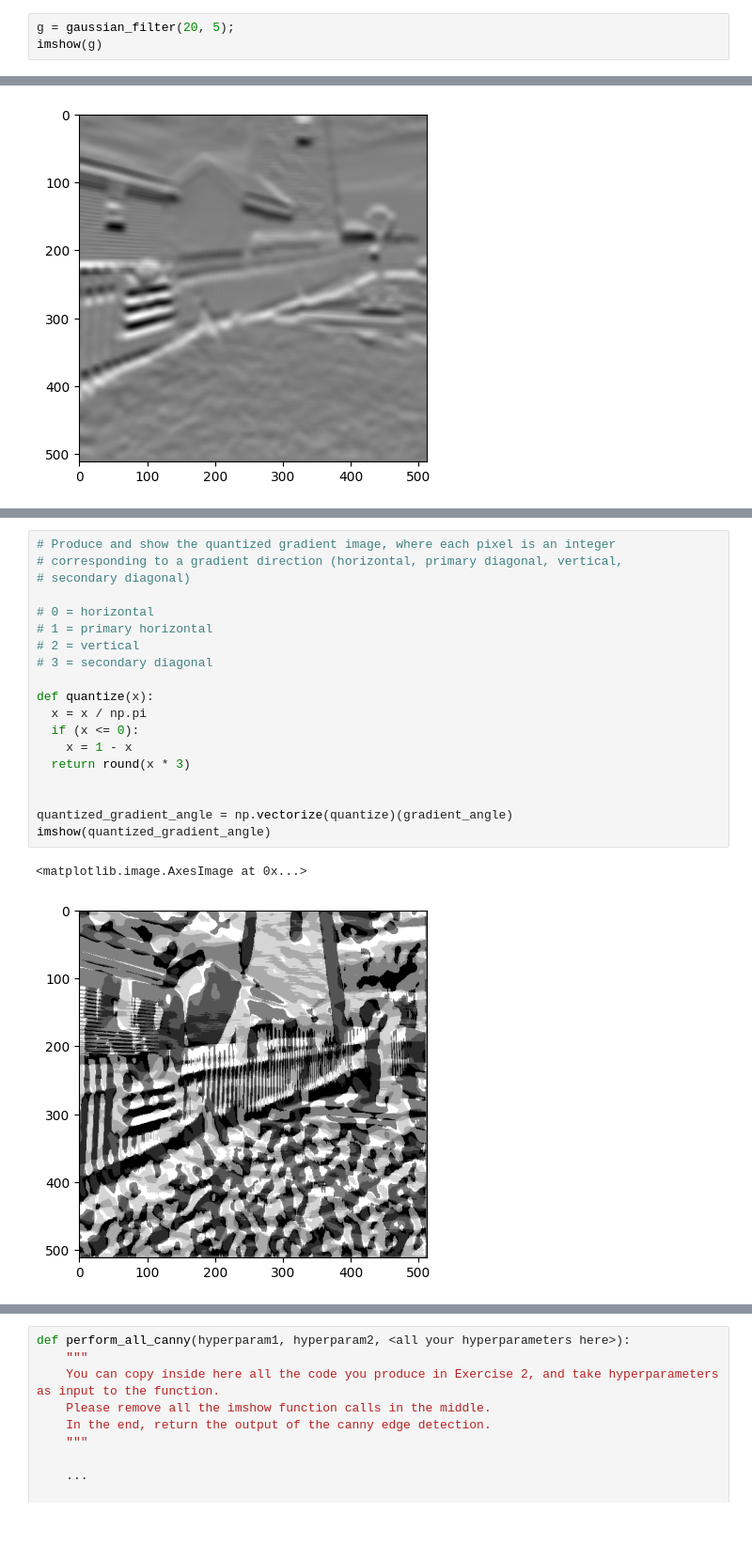
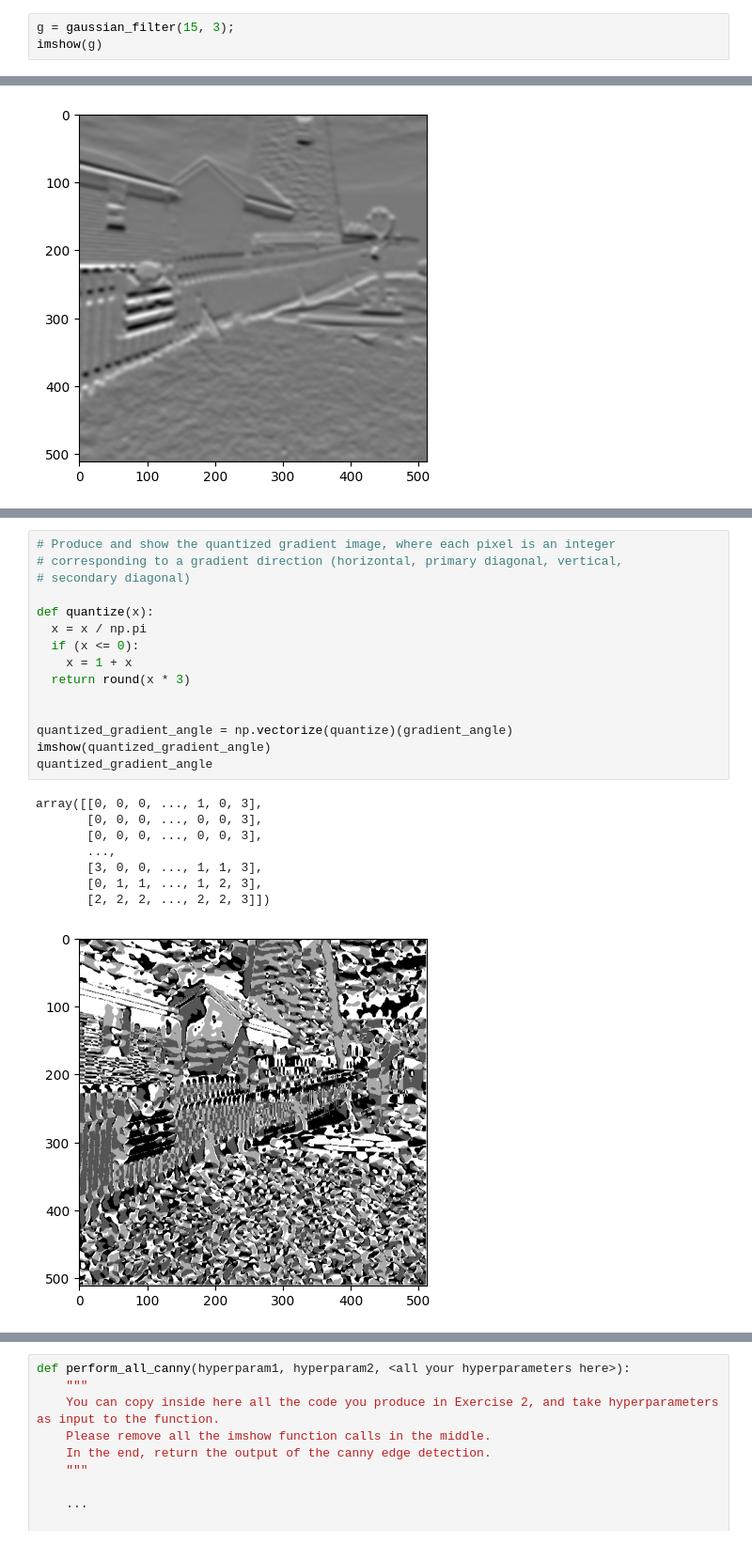
Before and after one commit to tambourine-dev/VisComp, a Jupyter notebook: Exercises/W3/W3_exercise.ipynb, the cells around one changed output, grey strips where cells are left out. Shown at 94% size. Drawn from its saved outputs; the diff is of its cells as text.

```diff
--- a/Exercises/W3/W3_exercise.ipynb
+++ b/Exercises/W3/W3_exercise.ipynb
@@ -248,7 +248,7 @@ imshow(gradient_magnitude_threshold(pkx, pky, 0.5))
 # %% [markdown]
 ## EXERCISE 2 - PUT SOLUTION HERE
 # %%
-g = gaussian_filter(20, 5);
+g = gaussian_filter(15, 3);
 imshow(g)
 # %% [output]
 <matplotlib.image.AxesImage at 0x...>
@@ -295,25 +296,27 @@ imshow(gradient_angle);
 # %%
 # Produce and show the quantized gradient image, where each pixel is an integer
 # corresponding to a gradient direction (horizontal, primary diagonal, vertical,
 # secondary diagonal)
 
-# 0 = horizontal
-# 1 = primary horizontal
-# 2 = vertical
-# 3 = secondary diagonal
-
 def quantize(x):
   x = x / np.pi
   if (x <= 0):
-    x = 1 - x
+    x = 1 + x
   return round(x * 3)
 
 
 quantized_gradient_angle = np.vectorize(quantize)(gradient_angle)
 imshow(quantized_gradient_angle)
+quantized_gradient_angle
 # %% [output]
-<matplotlib.image.AxesImage at 0x...>
+array([[0, 0, 0, ..., 1, 0, 3],
+       [0, 0, 0, ..., 0, 0, 3],
+       [0, 0, 0, ..., 0, 0, 3],
+       ...,
+       [3, 0, 0, ..., 1, 1, 3],
+       [0, 1, 1, ..., 1, 2, 3],
+       [2, 2, 2, ..., 2, 2, 3]])
-[figure, old version]
+[figure, new version]
 # %%
 # Perform nonmaximum suppression on the gradient magnitude image for edge
 # thinning, and show it. For each pixel, it is taken only if it is the maximum
```
Also changed, not shown: parts of 7 cells of this notebook.
